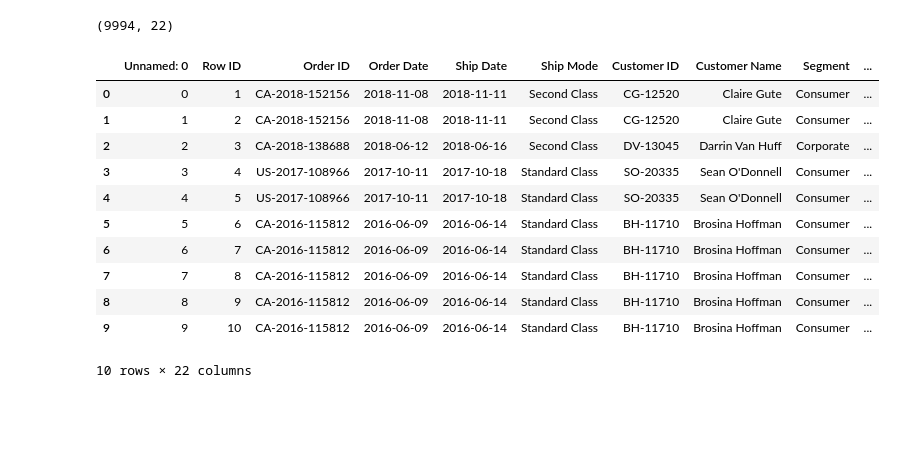
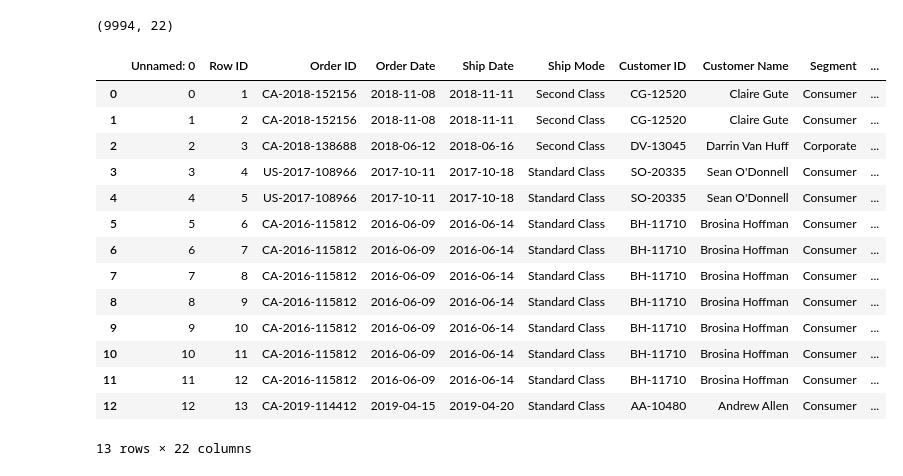
Before and after one commit to wmouhammed2016/data_exploring_cleaning, a Jupyter notebook: exploring_cleaning_data_empty.ipynb, the cells around one changed output. Saved outputs shown, nothing was run; the diff lists cells and outputs as text; code cells hidden in the pictures; blank space fills up the shorter version.

```diff
--- a/exploring_cleaning_data_empty.ipynb
+++ b/exploring_cleaning_data_empty.ipynb
@@ -7,6 +7,7 @@ import matplotlib.pyplot as plt
 # Read the CSV into a DataFrame.
 # If this ever raises UnicodeDecodeError on another file, try encoding="latin1".
 sales = pd.read_csv("Sample-Superstore2019.csv",
-                    parse_dates=['Order Date', 'Ship Date'])
-sales.info(memory_usage='deep')
+                    parse_dates=["Order Date", "Ship Date"],
+                    usecols=cols)
+sales
 # %% [output]
@@ -33,17 +50,20 @@ sales.shape
 # %% [output]
 (9994, 22)
 # %%
-sales.head(10)
+sales.head(13)
 # %% [output]
 |  | Unnamed: 0 | Row ID | Order ID | Order Date | Ship Date | Ship Mode | Customer ID | Customer Name | Segment | ... |
 | 0 | 0 | 1 | CA-2018-152156 | 2018-11-08 | 2018-11-11 | Second Class | CG-12520 | Claire Gute | Consumer | ... |
 | 1 | 1 | 2 | CA-2018-152156 | 2018-11-08 | 2018-11-11 | Second Class | CG-12520 | Claire Gute | Consumer | ... |
 | 2 | 2 | 3 | CA-2018-138688 | 2018-06-12 | 2018-06-16 | Second Class | DV-13045 | Darrin Van Huff | Corporate | ... |
 | 3 | 3 | 4 | US-2017-108966 | 2017-10-11 | 2017-10-18 | Standard Class | SO-20335 | Sean O'Donnell | Consumer | ... |
 | 4 | 4 | 5 | US-2017-108966 | 2017-10-11 | 2017-10-18 | Standard Class | SO-20335 | Sean O'Donnell | Consumer | ... |
 | 5 | 5 | 6 | CA-2016-115812 | 2016-06-09 | 2016-06-14 | Standard Class | BH-11710 | Brosina Hoffman | Consumer | ... |
 | 6 | 6 | 7 | CA-2016-115812 | 2016-06-09 | 2016-06-14 | Standard Class | BH-11710 | Brosina Hoffman | Consumer | ... |
 | 7 | 7 | 8 | CA-2016-115812 | 2016-06-09 | 2016-06-14 | Standard Class | BH-11710 | Brosina Hoffman | Consumer | ... |
 | 8 | 8 | 9 | CA-2016-115812 | 2016-06-09 | 2016-06-14 | Standard Class | BH-11710 | Brosina Hoffman | Consumer | ... |
 | 9 | 9 | 10 | CA-2016-115812 | 2016-06-09 | 2016-06-14 | Standard Class | BH-11710 | Brosina Hoffman | Consumer | ... |
+| 10 | 10 | 11 | CA-2016-115812 | 2016-06-09 | 2016-06-14 | Standard Class | BH-11710 | Brosina Hoffman | Consumer | ... |
+| 11 | 11 | 12 | CA-2016-115812 | 2016-06-09 | 2016-06-14 | Standard Class | BH-11710 | Brosina Hoffman | Consumer | ... |
+| 12 | 12 | 13 | CA-2019-114412 | 2019-04-15 | 2019-04-20 | Standard Class | AA-10480 | Andrew Allen | Consumer | ... |
-10 rows × 22 columns
+13 rows × 22 columns
```
Also changed, not shown: parts of 27 cells of this notebook.
